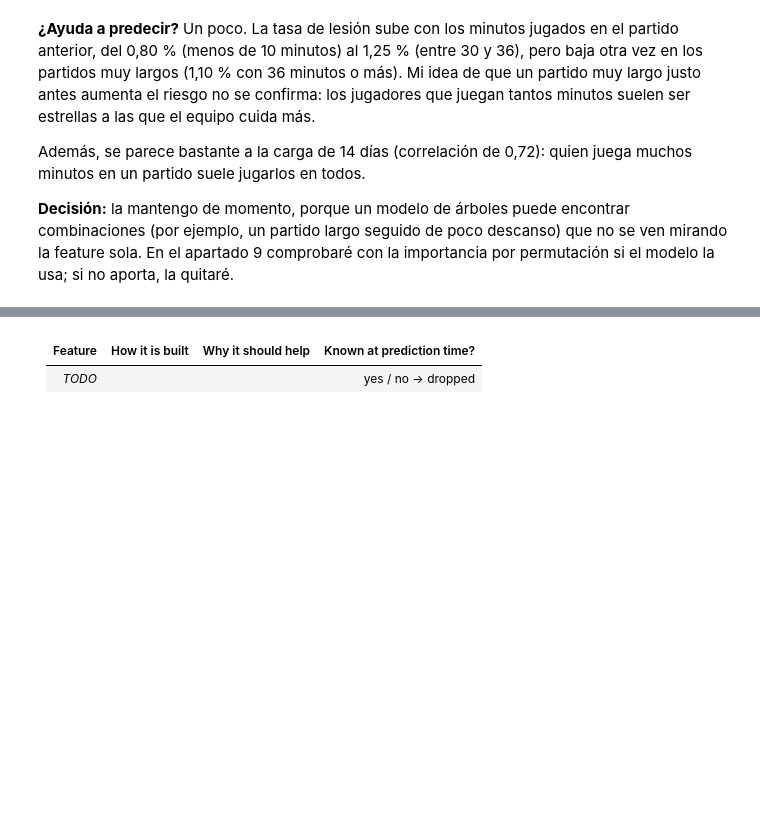
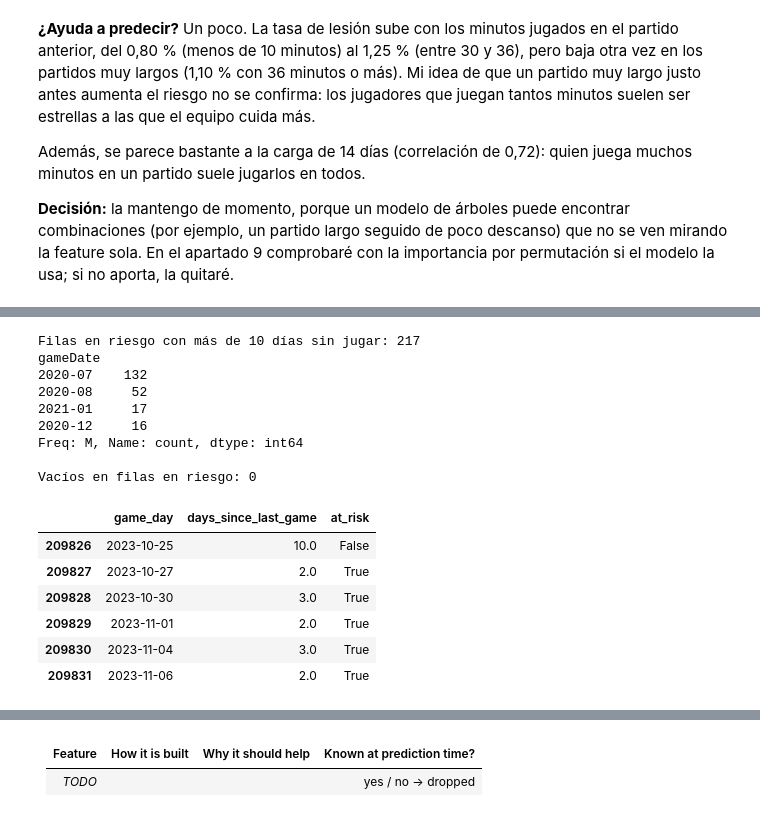
Before and after one commit to andreaga-pixel/NBA-dsci-AGA, a Jupyter notebook: project/project-model.ipynb, the cells around one changed output, grey strips where cells are left out. Drawn from its saved outputs; the diff is of its cells as text; code cells hidden in the pictures; blank space fills up the shorter version.

Commit message:
feat(project): add days since last game feature

```diff
--- a/project/project-model.ipynb
+++ b/project/project-model.ipynb
@@ -699,0 +709,36 @@ Además, se parece bastante a la carga de 14 días (correlación de 0,72): quien
+# %%
+#PRIMERO: días desde el último partido de cada jugador
+#diff() dentro de cada jugador resta la fecha de su partido anterior a la del actual (1 = back-to-back)
+df["days_since_last_game"] = df.groupby("personId")["game_day"].diff().dt.days
+
+#SEGUNDO: compruebo los descansos muy largos en las filas en riesgo, y de cuándo son
+long_breaks = df[df["at_risk"] & (df["days_since_last_game"] > 10)]
+print("Filas en riesgo con más de 10 días sin jugar:", len(long_breaks))
+print(long_breaks["gameDate"].dt.to_period("M").value_counts().head(5))
+
+#TERCERO: limito el valor a 10 días (más allá, el descanso ya es completo)
+df["days_since_last_game"] = df["days_since_last_game"].clip(upper=10)
+
+#CUARTO: compruebo que en las filas en riesgo no hay vacíos
+print("\nVacíos en filas en riesgo:", df.loc[df["at_risk"], "days_since_last_game"].isna().sum())
+
+#QUINTO: comprobación de fuga con el mismo jugador: los días se cuentan desde su partido ANTERIOR
+check_player = df[(df["lastName"] == "Tatum") & (df["season_start"] == 2023)]
+check_player[["game_day", "days_since_last_game", "at_risk"]].head(6)
+# %% [output]
+Filas en riesgo con más de 10 días sin jugar: 217
+gameDate
+2020-07    132
+2020-08     52
+2021-01     17
+2020-12     16
+Freq: M, Name: count, dtype: int64
+
+Vacíos en filas en riesgo: 0
+|  | game_day | days_since_last_game | at_risk |
+| 209826 | 2023-10-25 | 10.0 | False |
+| 209827 | 2023-10-27 | 2.0 | True |
+| 209828 | 2023-10-30 | 3.0 | True |
+| 209829 | 2023-11-01 | 2.0 | True |
+| 209830 | 2023-11-04 | 3.0 | True |
+| 209831 | 2023-11-06 | 2.0 | True |
```
Also changed, not shown: parts of 4 cells of this notebook.
